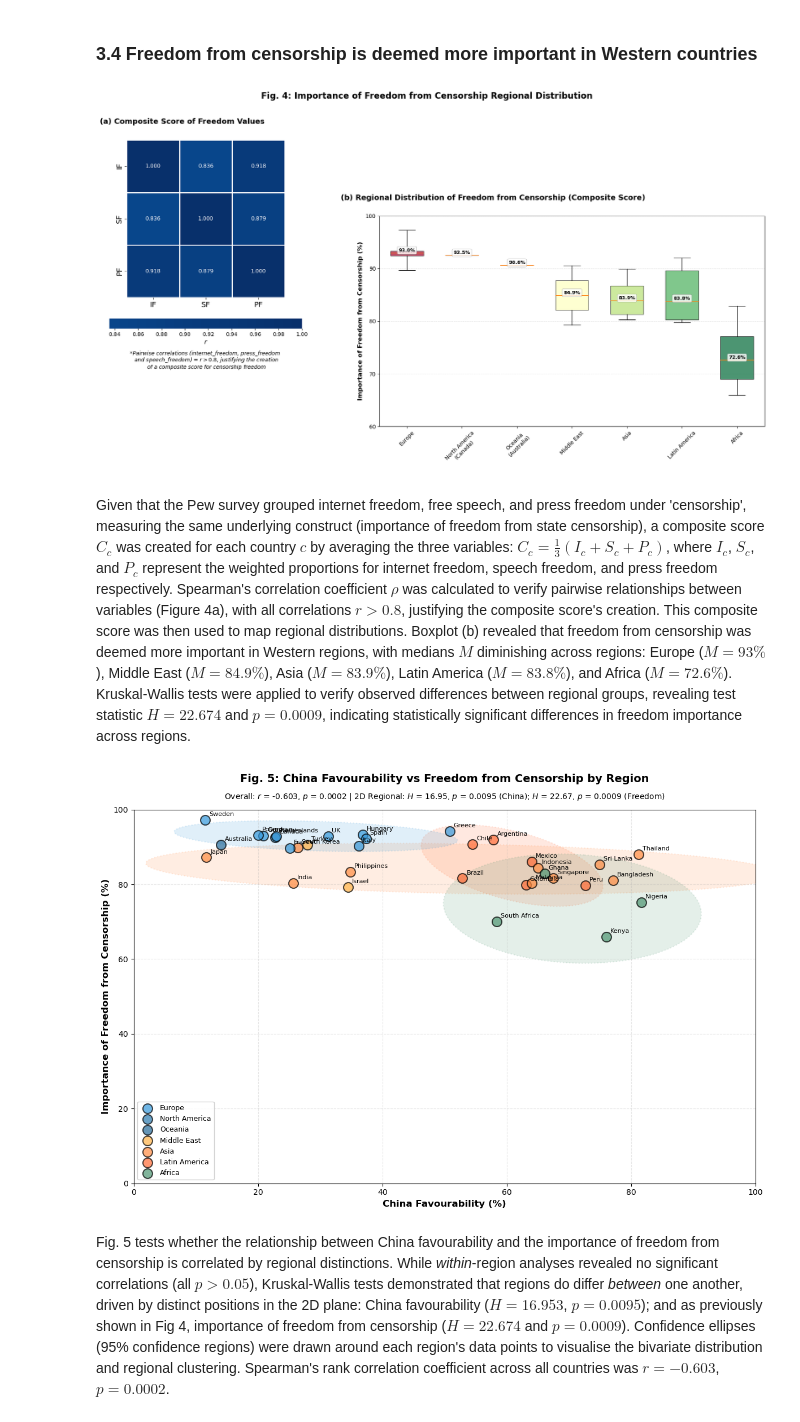
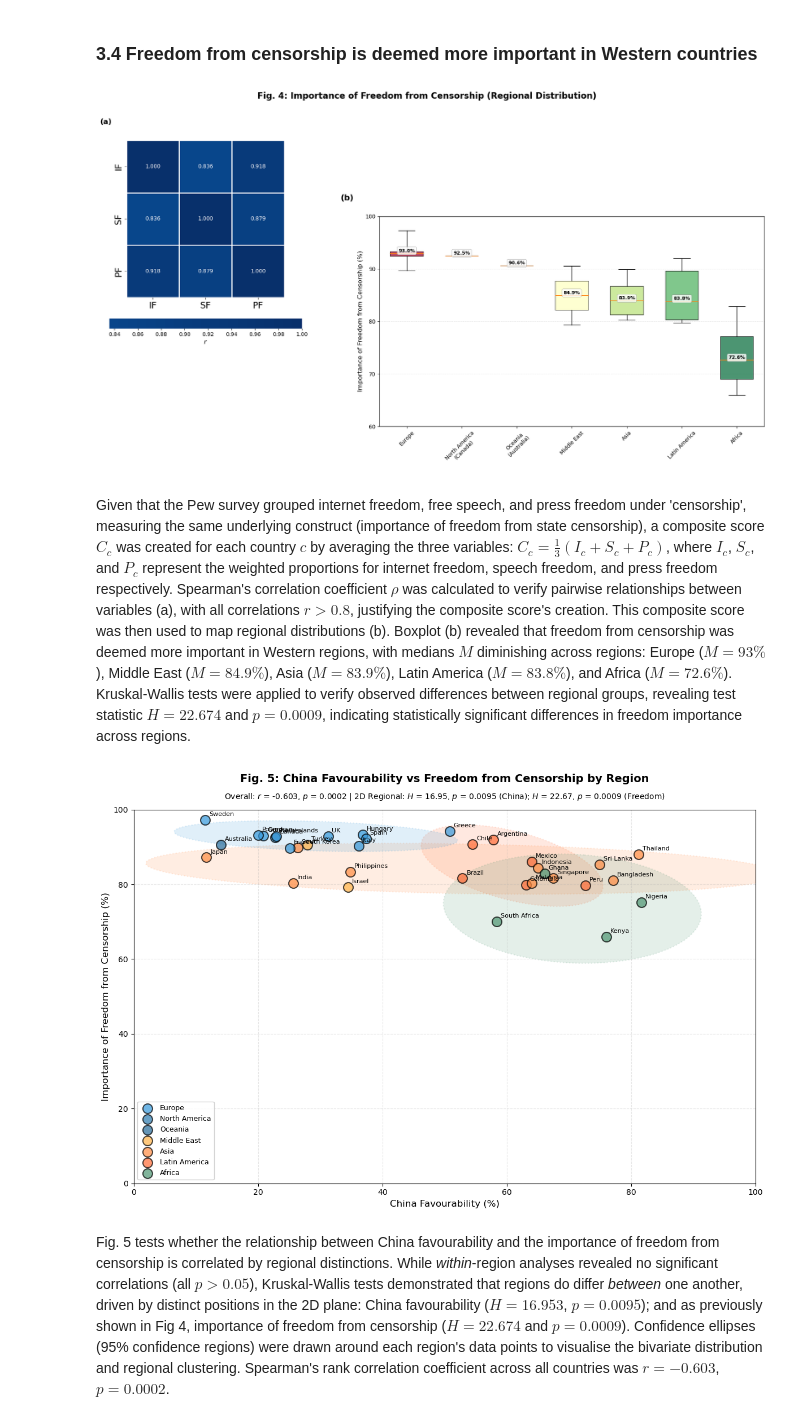
Before and after one commit to tcanm/pew-global-attitudes-analysis-2024, a Jupyter notebook: summative v2.ipynb, the cells around one changed output. Saved outputs shown, nothing was run; the diff lists cells and outputs as text; code cells hidden in the pictures.

```diff
--- a/summative v2.ipynb
+++ b/summative v2.ipynb
@@ -226,7 +226,9 @@ ax_map = fig.add_axes([0.55, 0.55, 0.40, 0.45], projection=ccrs.PlateCarree())
 
 ax_map.add_feature(cfeature.COASTLINE, linewidth=0.5, color='gray')
 ax_map.add_feature(cfeature.BORDERS, linewidth=0.3, color='gray')
-ax_map.add_feature(cfeature.LAND, alpha=0.2)
+ax_map.add_feature(cfeature.LAND)
+import warnings
+warnings.filterwarnings('ignore', message='facecolor will have no effect')
 
 country_coords = {
     'UK': (0, 54), 'France': (2, 46), 'Germany': (10, 51), 'Italy': (12, 42),
@@ -476,14 +478,8 @@ cbar = ax_a.collections[0].colorbar
 cbar.set_label('$r$', fontsize=12)  # Increase from default (usually 10-12)
 cbar.ax.xaxis.label.set_fontsize(12)
 
-ax_a.tick_params(axis='both', labelsize=14)  # Increase from default (usually 10-12)
-
-ax_a.set_title('(a) Composite Score of Freedom Values', fontsize=14, fontweight='bold', pad=30, loc='left', x=-0.17)
-
-# * note
-ax_a.text(0.5, -0.45, '*Pairwise correlations (internet_freedom, press_freedom \n and speech_freedom) = $r > 0.8$, justifying the creation \n of a composite score for censorship freedom',
-          transform=ax_a.transAxes, fontsize=10, ha='center',
-          style='italic', color='black')
+ax_a.tick_params(axis='both', labelsize=17)  # Increase from default (usually 10-12)
+ax_a.set_title('(a)', fontsize=14, fontweight='bold', pad=30, loc='left', x=-0.17)
 
 # (b) boxplot by region
 ax_b = axes[1]
@@ -500,41 +496,41 @@ for i, patch in enumerate(bp['boxes']):
     patch.set_alpha(0.7)
 
 for i, (data, label) in enumerate(zip(box_data, box_labels)):
     median_val = np.median(data)
     x_pos = i + 1
     ax_b.text(x_pos, median_val, f'{median_val:.1f}%',
               ha='center', va='bottom', fontsize=9, fontweight='bold',
               bbox=dict(boxstyle='round,pad=0.3', facecolor='white', alpha=0.8, edgecolor='gray', linewidth=0.5))
 
-ax_b.set_ylabel('Importance of Freedom from Censorship (%)', fontsize=12, fontweight='bold')
-ax_b.set_xlabel(' ', fontsize=12, fontweight='bold')
-ax_b.set_title('(b) Regional Distribution of Freedom from Censorship (Composite Score)',
-               fontsize=14, fontweight='bold', pad=30, loc='left', x=-0.10)
+ax_b.set_ylabel('Importance of Freedom from Censorship (%)', fontsize=12)
+ax_b.set_xlabel(' ', fontsize=12)
+ax_b.set_title('(b)',
+               fontsize=15, fontweight='bold', pad=30, loc='left', x=-0.10)
 ax_b.tick_params(axis='x', rotation=45)
 ax_b.grid(True, alpha=0.3, axis='y', linestyle='--')
 ax_b.set_ylim(60, 100)
 ax_b.set_yticks(np.arange(60, 101, 10))
 
 # figure title
-fig.suptitle('Fig. 4: Importance of Freedom from Censorship Regional Distribution',
+fig.suptitle('Fig. 4: Importance of Freedom from Censorship (Regional Distribution)',
             fontsize=16, fontweight='bold', x=0.55, y=1.02)
 
 plt.tight_layout()
 
 # positional adjustment
 ax_b_pos = ax_b.get_position()
 ax_b.set_position([ax_b_pos.x0, ax_b_pos.y0 - 0.25, ax_b_pos.width, ax_b_pos.height])
 
 # Statistical test: KS
 
 if len(box_data) > 2:
     h_stat, p_val = kruskal(*box_data)
 
 plt.show()
 # %% [output]
-[figure, old version]
+[figure, new version]
 # %% [markdown]
-Given that the Pew survey grouped internet freedom, free speech, and press freedom under 'censorship', measuring the same underlying construct (importance of freedom from state censorship), a composite score $C_c$ was created for each country $c$ by averaging the three variables: $C_c = \frac{1}{3}(I_c + S_c + P_c)$, where $I_c$, $S_c$, and $P_c$ represent the weighted proportions for internet freedom, speech freedom, and press freedom respectively. Spearman's correlation coefficient $ρ$ was calculated to verify pairwise relationships between variables (Figure 4a), with all correlations $r > 0.8$, justifying the composite score's creation. This composite score was then used to map regional distributions. Boxplot (b) revealed that freedom from censorship was deemed more important in Western regions, with medians $M$ diminishing across regions: Europe ($M = 93\%$), Middle East ($M = 84.9\%$), Asia ($M = 83.9\%$), Latin America ($M = 83.8\%$), and Africa ($M = 72.6\%$). Kruskal-Wallis tests were applied to verify observed differences between regional groups, revealing test statistic $H = 22.674$ and $p = 0.0009$, indicating statistically significant differences in freedom importance across regions.
+Given that the Pew survey grouped internet freedom, free speech, and press freedom under 'censorship', measuring the same underlying construct (importance of freedom from state censorship), a composite score $C_c$ was created for each country $c$ by averaging the three variables: $C_c = \frac{1}{3}(I_c + S_c + P_c)$, where $I_c$, $S_c$, and $P_c$ represent the weighted proportions for internet freedom, speech freedom, and press freedom respectively. Spearman's correlation coefficient $ρ$ was calculated to verify pairwise relationships between variables (a), with all correlations $r > 0.8$, justifying the composite score's creation. This composite score was then used to map regional distributions (b). Boxplot (b) revealed that freedom from censorship was deemed more important in Western regions, with medians $M$ diminishing across regions: Europe ($M = 93\%$), Middle East ($M = 84.9\%$), Asia ($M = 83.9\%$), Latin America ($M = 83.8\%$), and Africa ($M = 72.6\%$). Kruskal-Wallis tests were applied to verify observed differences between regional groups, revealing test statistic $H = 22.674$ and $p = 0.0009$, indicating statistically significant differences in freedom importance across regions.
 # %%
 valid_data_china = pew[pew['fav_china'].isin(['1', '2', '3', '4'])].copy()
 valid_data_china['weight'] = pd.to_numeric(valid_data_china['weight'], errors='coerce')
@@ -550,7 +546,7 @@ for country in sorted(valid_data_china['country_name'].unique()):
 
     china_favourability[country] = fav_china_favourable_pct
 
-# Get composite freedom scores
+# get composite freedom scores
 def calc_freedom_importance(freedom_var):
     valid_data = pew[
         pew[freedom_var].isin(['1', '2', '3', '4'])
@@ -608,8 +604,6 @@ legend_labels = {
 }
 
 corr_overall, p_val_overall = spearmanr(plot_df['China_Favourability'], plot_df['Composite_Freedom_Score'])
-
-# clustering analysis
 
 # test if regions differ in their positions using Kruskal-Wallis
 region_groups_china = []
@@ -690,8 +684,8 @@ for idx, row in plot_df.iterrows():
                (row['China_Favourability'], row['Composite_Freedom_Score']),
                fontsize=8, color='black', alpha=1, xytext=(5, 5), textcoords='offset points')
 
-ax.set_xlabel('China Favourability (%)', fontsize=12, fontweight='bold')
-ax.set_ylabel('Importance of Freedom from Censorship (%)', fontsize=12, fontweight='bold')
+ax.set_xlabel('China Favourability (%)', fontsize=12)
+ax.set_ylabel('Importance of Freedom from Censorship (%)', fontsize=12)
 
 title_line1 = f'Fig. 5: China Favourability vs Freedom from Censorship by Region'
 title_line2 = f'Overall: $r$ = {corr_overall:.3f}, $p$ = {p_val_overall:.4f} | 2D Regional: $H$ = {h_china:.2f}, $p$ = {p_china:.4f} (China); $H$ = {h_freedom:.2f}, $p$ = {p_freedom:.4f} (Freedom)'
@@ -730,7 +724,7 @@ ax.legend(ordered_handles, ordered_labels, loc='lower left', framealpha=0.9, fon
 plt.tight_layout()
 plt.show()
 # %% [output]
-[figure, old version]
+[figure, new version]
 # %% [markdown]
 Fig. 5 tests whether the relationship between China favourability and the importance of freedom from censorship is correlated by regional distinctions. While *within*-region analyses revealed no significant correlations (all $p > 0.05$), Kruskal-Wallis tests demonstrated that regions do differ *between* one another, driven by distinct positions in the 2D plane: China favourability ($H = 16.953$, $p = 0.0095$); and as previously shown in Fig 4, importance of freedom from censorship ($H = 22.674$ and $p = 0.0009$). Confidence ellipses (95% confidence regions) were drawn around each region's data points to visualise the bivariate distribution and regional clustering. Spearman's rank correlation coefficient across all countries was $r = -0.603$, $p = 0.0002$.
 # %% [markdown]
```
Also changed, not shown: parts of 2 cells of this notebook, 1 other file.
